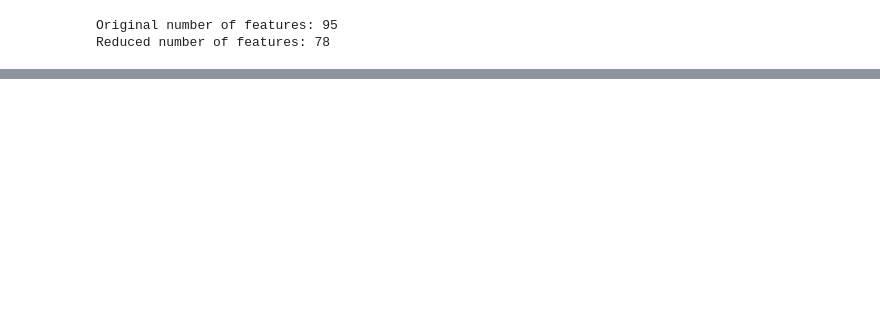
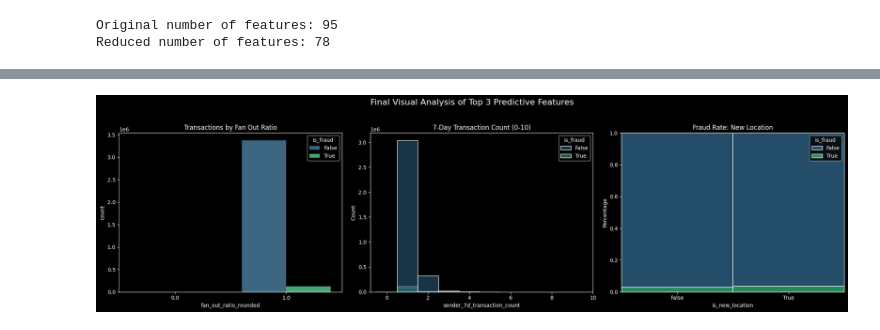
Before and after one commit to Azvier/transaction-fraud-detection, a Jupyter notebook: notebooks/02-exploratory-data-analysis.ipynb, the cells around one changed output, grey strips where cells are left out. Saved outputs shown, nothing was run; the diff lists cells and outputs as text; code cells hidden in the pictures; blank space fills up the shorter version.

```diff
--- a/notebooks/02-exploratory-data-analysis.ipynb
+++ b/notebooks/02-exploratory-data-analysis.ipynb
@@ -212,0 +287,37 @@ plt.show()
+# %%
+# Join reduced features with target for visualization
+plot_df = X_train_reduced.join(y_train)
+
+# Round fan_out_ratio_24h for clearer plotting
+plot_df['fan_out_ratio_rounded'] = plot_df['fan_out_ratio_24h'].round(2)
+
+# Set up subplots for top 3 predictive features
+fig, axes = plt.subplots(1, 3, figsize=(20, 6))
+fig.suptitle('Final Visual Analysis of Top 3 Predictive Features', fontsize=16)
+
+# Plot 1: Distribution of fan_out_ratio_24h by fraud status
+sns.countplot(data=plot_df, x='fan_out_ratio_rounded', hue=TARGET, palette='viridis', ax=axes[0])
+axes[0].set_title('Transactions by Fan Out Ratio')
+
+# Plot 2: Distribution of sender_7d_transaction_count (zoomed to 0-10)
+sns.histplot(
+    data=plot_df, x='sender_7d_transaction_count', hue=TARGET,
+    common_norm=False, palette='viridis', ax=axes[1], discrete=True
+)
+axes[1].set_title('7-Day Transaction Count (0-10)')
+axes[1].set_xlim(right=10)
+
+# Plot 3: Fraud rate by is_new_location
+sns.histplot(
+    data=plot_df, x='is_new_location', hue=TARGET,
+    multiple='fill', palette='viridis', ax=axes[2], discrete=True
+)
+axes[2].set_title('Fraud Rate: New Location')
+axes[2].set_ylabel('Percentage')
+axes[2].set_xticks([0, 1])
+axes[2].set_xticklabels(['False', 'True'])
+
+plt.tight_layout(rect=[0, 0.03, 1, 0.95])
+plt.show()
+# %% [output]
+[figure, added]
```
Also changed, not shown: parts of 12 cells of this notebook.
